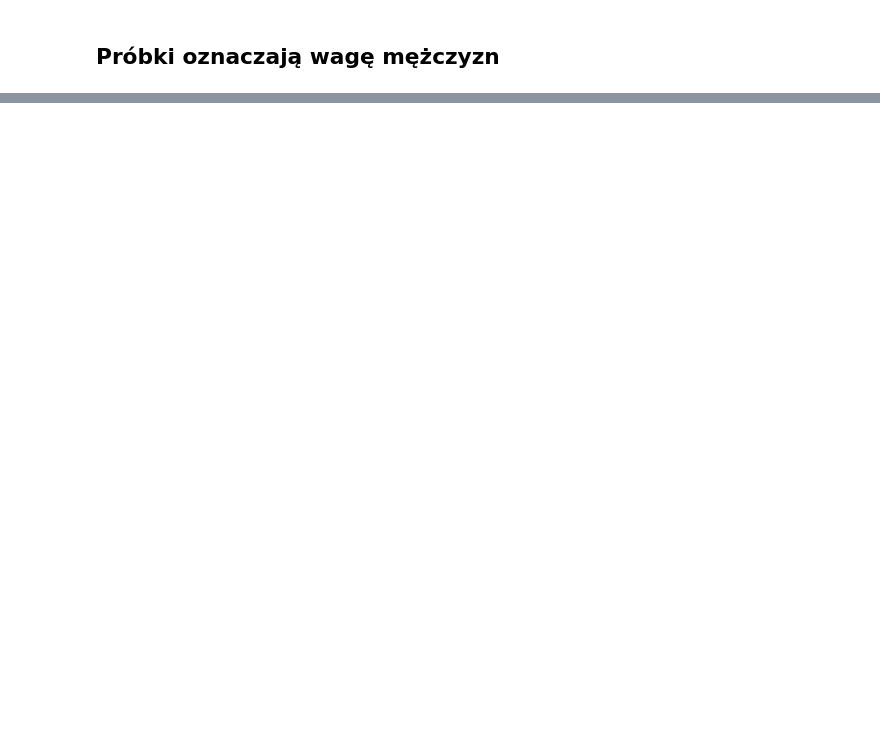
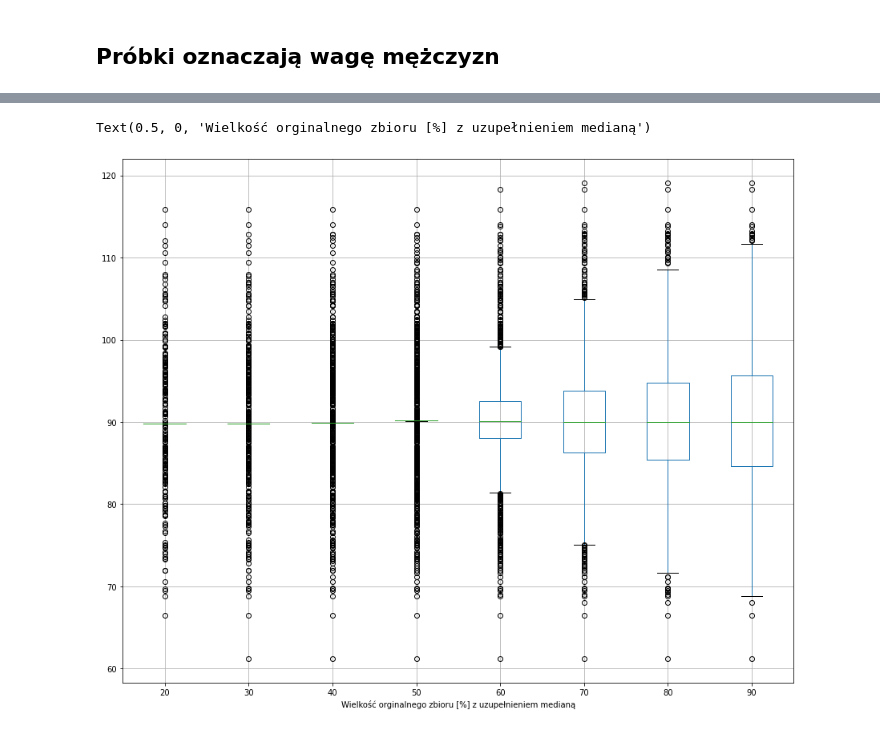
Before and after one commit to Hatulak/data-mining, a Jupyter notebook: Ps2.ipynb, the cells around one changed output, grey strips where cells are left out. Saved outputs shown, nothing was run; the diff lists cells and outputs as text; code cells hidden in the pictures; blank space fills up the shorter version.

```diff
--- a/Ps2.ipynb
+++ b/Ps2.ipynb
@@ -244,0 +287,13 @@ plt2.show()
+# %%
+df_median_normal = [df_['Rozkład normalny'].copy() for df_ in df_median]
+for df_ in df_median_normal:
+    df_.index = range(1, len(df_) + 1)
+
+df_median_normal.reverse()
+df_median_normal_merged = pd.concat(df_median_normal, axis = 1)
+df_median_normal_merged.columns = ['20', '30', '40','50','60','70','80','90']
+ax = df_median_normal_merged.boxplot(column = ['20', '30', '40','50','60','70','80','90'], figsize = [15,12])
+ax.set_xlabel("Wielkość orginalnego zbioru [%] z uzupełnieniem medianą")
+# %% [output]
+Text(0.5, 0, 'Wielkość orginalnego zbioru [%] z uzupełnieniem medianą')
+[figure, added]
```
Also changed, not shown: parts of 15 cells of this notebook, 1 other file.
